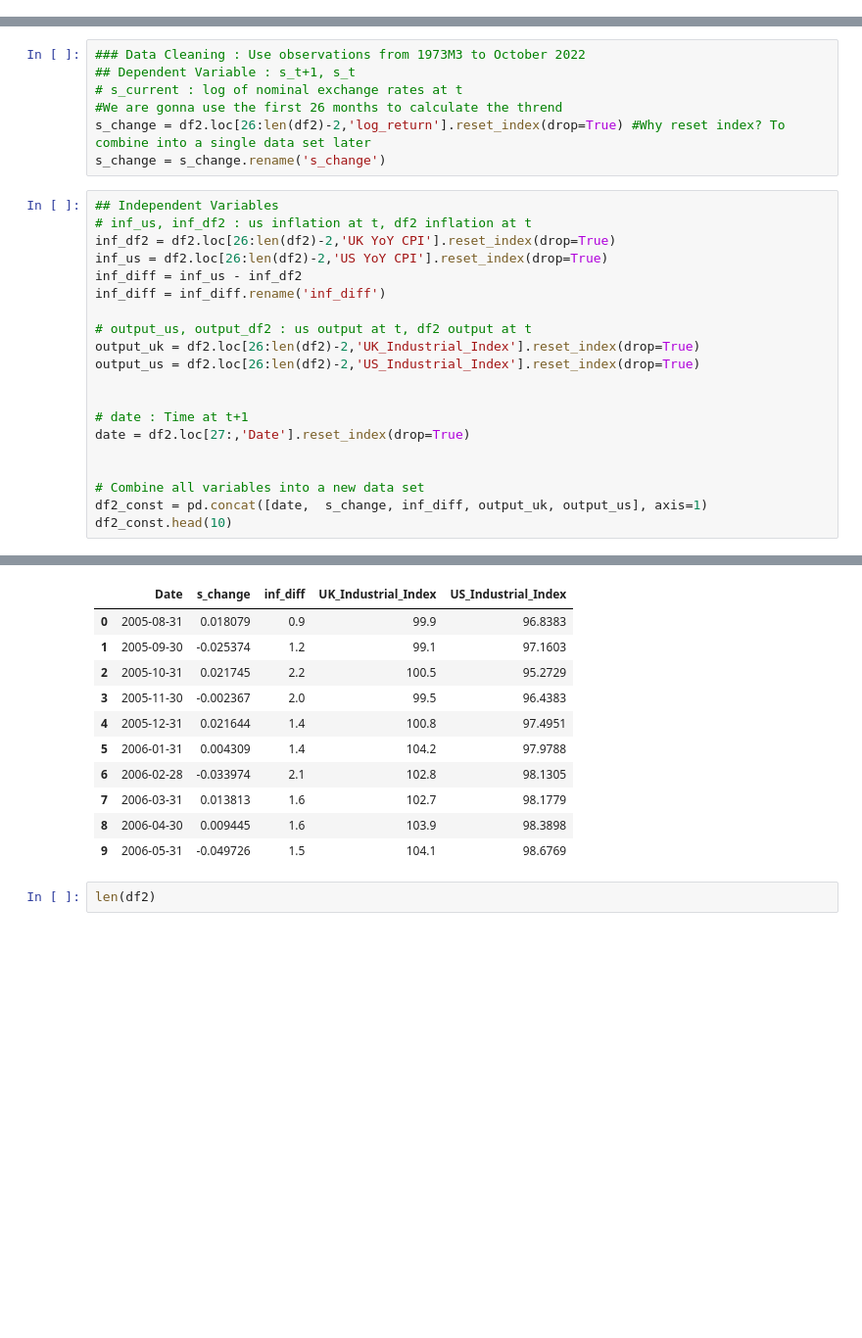
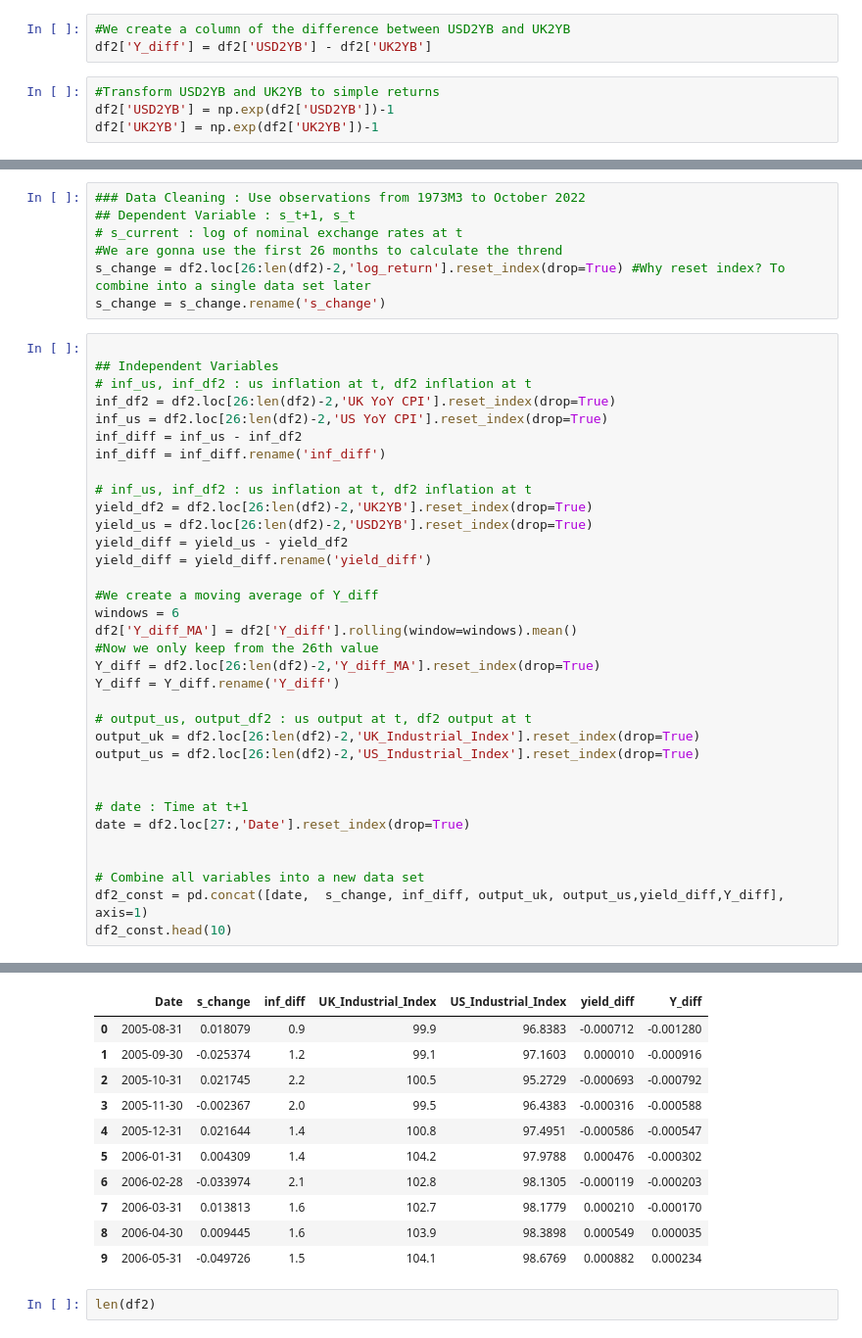
Before and after one commit to luisjo819UCLA/Portfolio-Finance-Project, a Jupyter notebook: GroupProject-1_applying .last function.ipynb, the cells around one changed output, grey strips where cells are left out. Shown at 98% size. Drawn from its saved outputs; the diff is of its cells as text; blank space fills up the shorter version.

Commit message:
Annualized return

```diff
--- a/GroupProject-1_applying .last function.ipynb
+++ b/GroupProject-1_applying .last function.ipynb
@@ -161,6 +161,13 @@ df2
 | 2023-12-31 | 0.006941 | 0.006357 | 3.9 | 3.1 | 93.9 | 102.4301 | -0.003587 |
 | 2024-01-31 | 0.000000 | 0.000000 | NaN | NaN | NaN | 102.4840 | 0.000000 |
 249 rows × 7 columns
+# %%
+#We create a column of the difference between USD2YB and UK2YB
+df2['Y_diff'] = df2['USD2YB'] - df2['UK2YB']
+# %%
+#Transform USD2YB and UK2YB to simple returns
+df2['USD2YB'] = np.exp(df2['USD2YB'])-1
+df2['UK2YB'] = np.exp(df2['UK2YB'])-1
 # %%
 # Specify the columns to be shifted
 columns_to_shift = ['UK YoY CPI', 'US YoY CPI', 'US Industrial Index', 'UK industrial Index']
@@ -250,12 +258,26 @@ df2.head(15)
 s_change = df2.loc[26:len(df2)-2,'log_return'].reset_index(drop=True) #Why reset index? To combine into a single data set later
 s_change = s_change.rename('s_change')
 # %%
+
 ## Independent Variables
 # inf_us, inf_df2 : us inflation at t, df2 inflation at t
 inf_df2 = df2.loc[26:len(df2)-2,'UK YoY CPI'].reset_index(drop=True)
 inf_us = df2.loc[26:len(df2)-2,'US YoY CPI'].reset_index(drop=True)
 inf_diff = inf_us - inf_df2
 inf_diff = inf_diff.rename('inf_diff')
+
+# inf_us, inf_df2 : us inflation at t, df2 inflation at t
+yield_df2 = df2.loc[26:len(df2)-2,'UK2YB'].reset_index(drop=True)
+yield_us = df2.loc[26:len(df2)-2,'USD2YB'].reset_index(drop=True)
+yield_diff = yield_us - yield_df2
+yield_diff = yield_diff.rename('yield_diff')
+
+#We create a moving average of Y_diff
+windows = 6
+df2['Y_diff_MA'] = df2['Y_diff'].rolling(window=windows).mean()
+#Now we only keep from the 26th value
+Y_diff = df2.loc[26:len(df2)-2,'Y_diff_MA'].reset_index(drop=True)
+Y_diff = Y_diff.rename('Y_diff')
 
 # output_us, output_df2 : us output at t, df2 output at t
 output_uk = df2.loc[26:len(df2)-2,'UK_Industrial_Index'].reset_index(drop=True)
@@ -267,6 +289,6 @@ date = df2.loc[27:,'Date'].reset_index(drop=True)
 
 
 # Combine all variables into a new data set
-df2_const = pd.concat([date,  s_change, inf_diff, output_uk, output_us], axis=1)
+df2_const = pd.concat([date,  s_change, inf_diff, output_uk, output_us,yield_diff,Y_diff], axis=1)
 df2_const.head(10)
 # %% [output]
@@ -273,14 +300,14 @@ df2_const.head(10)
-|  | Date | s_change | inf_diff | UK_Industrial_Index | US_Industrial_Index |
-| 0 | 2005-08-31 | 0.018079 | 0.9 | 99.9 | 96.8383 |
-| 1 | 2005-09-30 | -0.025374 | 1.2 | 99.1 | 97.1603 |
-| 2 | 2005-10-31 | 0.021745 | 2.2 | 100.5 | 95.2729 |
-| 3 | 2005-11-30 | -0.002367 | 2.0 | 99.5 | 96.4383 |
-| 4 | 2005-12-31 | 0.021644 | 1.4 | 100.8 | 97.4951 |
-| 5 | 2006-01-31 | 0.004309 | 1.4 | 104.2 | 97.9788 |
-| 6 | 2006-02-28 | -0.033974 | 2.1 | 102.8 | 98.1305 |
-| 7 | 2006-03-31 | 0.013813 | 1.6 | 102.7 | 98.1779 |
-| 8 | 2006-04-30 | 0.009445 | 1.6 | 103.9 | 98.3898 |
-| 9 | 2006-05-31 | -0.049726 | 1.5 | 104.1 | 98.6769 |
+|  | Date | s_change | inf_diff | UK_Industrial_Index | US_Industrial_Index | yield_diff | Y_diff |
+| 0 | 2005-08-31 | 0.018079 | 0.9 | 99.9 | 96.8383 | -0.000712 | -0.001280 |
+| 1 | 2005-09-30 | -0.025374 | 1.2 | 99.1 | 97.1603 | 0.000010 | -0.000916 |
+| 2 | 2005-10-31 | 0.021745 | 2.2 | 100.5 | 95.2729 | -0.000693 | -0.000792 |
+| 3 | 2005-11-30 | -0.002367 | 2.0 | 99.5 | 96.4383 | -0.000316 | -0.000588 |
+| 4 | 2005-12-31 | 0.021644 | 1.4 | 100.8 | 97.4951 | -0.000586 | -0.000547 |
+| 5 | 2006-01-31 | 0.004309 | 1.4 | 104.2 | 97.9788 | 0.000476 | -0.000302 |
+| 6 | 2006-02-28 | -0.033974 | 2.1 | 102.8 | 98.1305 | -0.000119 | -0.000203 |
+| 7 | 2006-03-31 | 0.013813 | 1.6 | 102.7 | 98.1779 | 0.000210 | -0.000170 |
+| 8 | 2006-04-30 | 0.009445 | 1.6 | 103.9 | 98.3898 | 0.000549 | 0.000035 |
+| 9 | 2006-05-31 | -0.049726 | 1.5 | 104.1 | 98.6769 | 0.000882 | 0.000234 |
 # %%
 len(df2)
 # %% [output]
```
Also changed, not shown: parts of 10 cells of this notebook.
